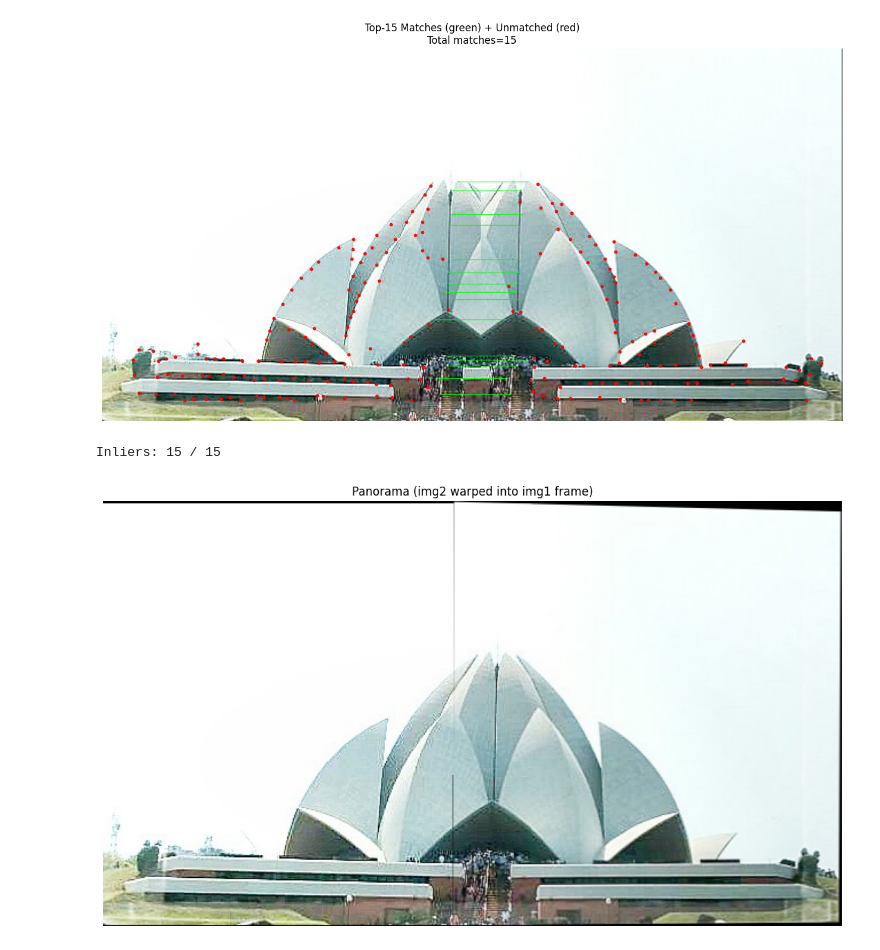
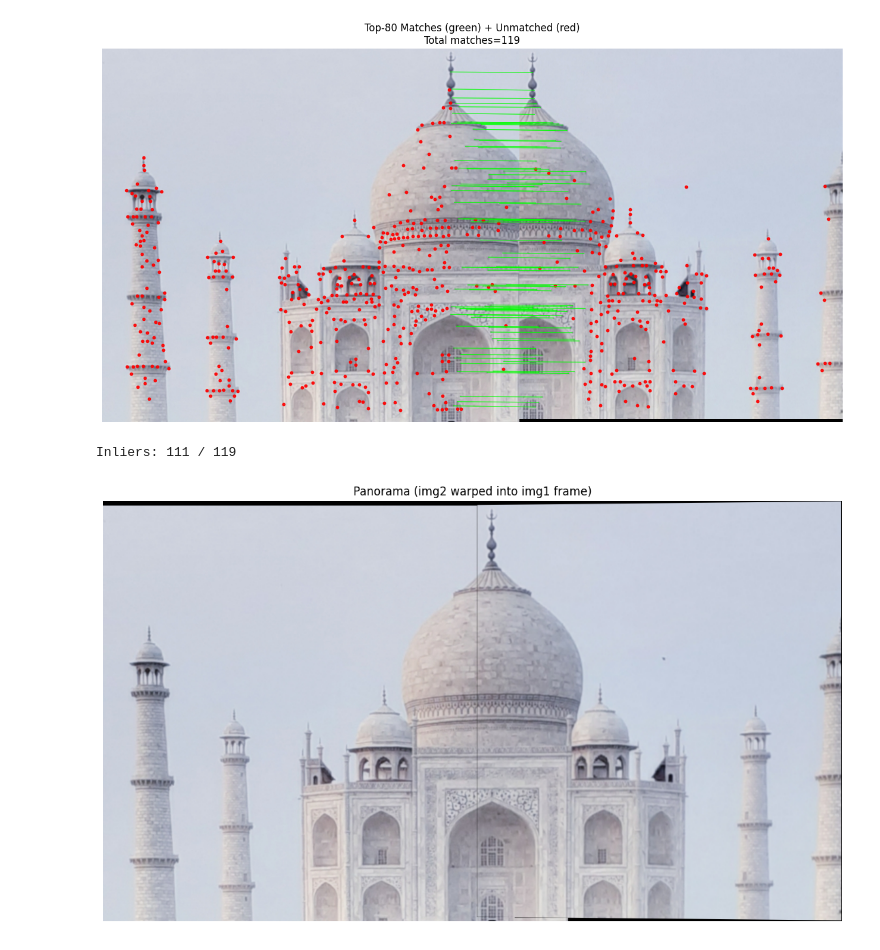
Before and after one commit to vibhavk03/computer-vision-coms4732-hw1, a Jupyter notebook: main.ipynb, the cells around one changed output. Drawn from its saved outputs; the diff is of its cells as text; code cells hidden in the pictures.

Commit message:
running for my images

```diff
--- a/main.ipynb
+++ b/main.ipynb
@@ -288,33 +293,35 @@ if unmatched_idx2.size > 0:
                 s=10, c="red", alpha=0.9)
 
 plt.tight_layout()
+save_current_plot(f"6_{filename}_matches.png")
 plt.show()
 # %% [output]
-[figure, old version]
+[figure, new version]
 # %%
 # *********************************************
 # Step 6: Panorama stitching
 # *********************************************
 
 model, inliers = estimate_homography_ransac(coords1_nms, coords2_nms, matches, residual_threshold=3, max_trials=2000)
 
 print("Inliers:", int(inliers.sum()), "/", len(inliers))
 # maps img2 -> img1
 H21 = model.params
 
 base, img2_warp, (tx, ty) = make_panorama_canvas(img1[:, :, :3], img2[:, :, :3], H21)
 
 pano = blend_average(base, img2_warp)
 pano = crop_nonzero(pano)
 
 # convert for display
 pano_show = np.clip(pano, 0, 255).astype(np.uint8)
 
 plt.figure(figsize=(16, 8))
 plt.imshow(pano_show)
 plt.axis("off")
 plt.title("Panorama (img2 warped into img1 frame)")
+save_current_plot(f"2_{filename}_panorama.png")
 plt.show()
 # %% [output]
-Inliers: 15 / 15
+Inliers: 111 / 119
-[figure, old version]
+[figure, new version]
```
Also changed, not shown: parts of 6 cells of this notebook, 25 other files.
